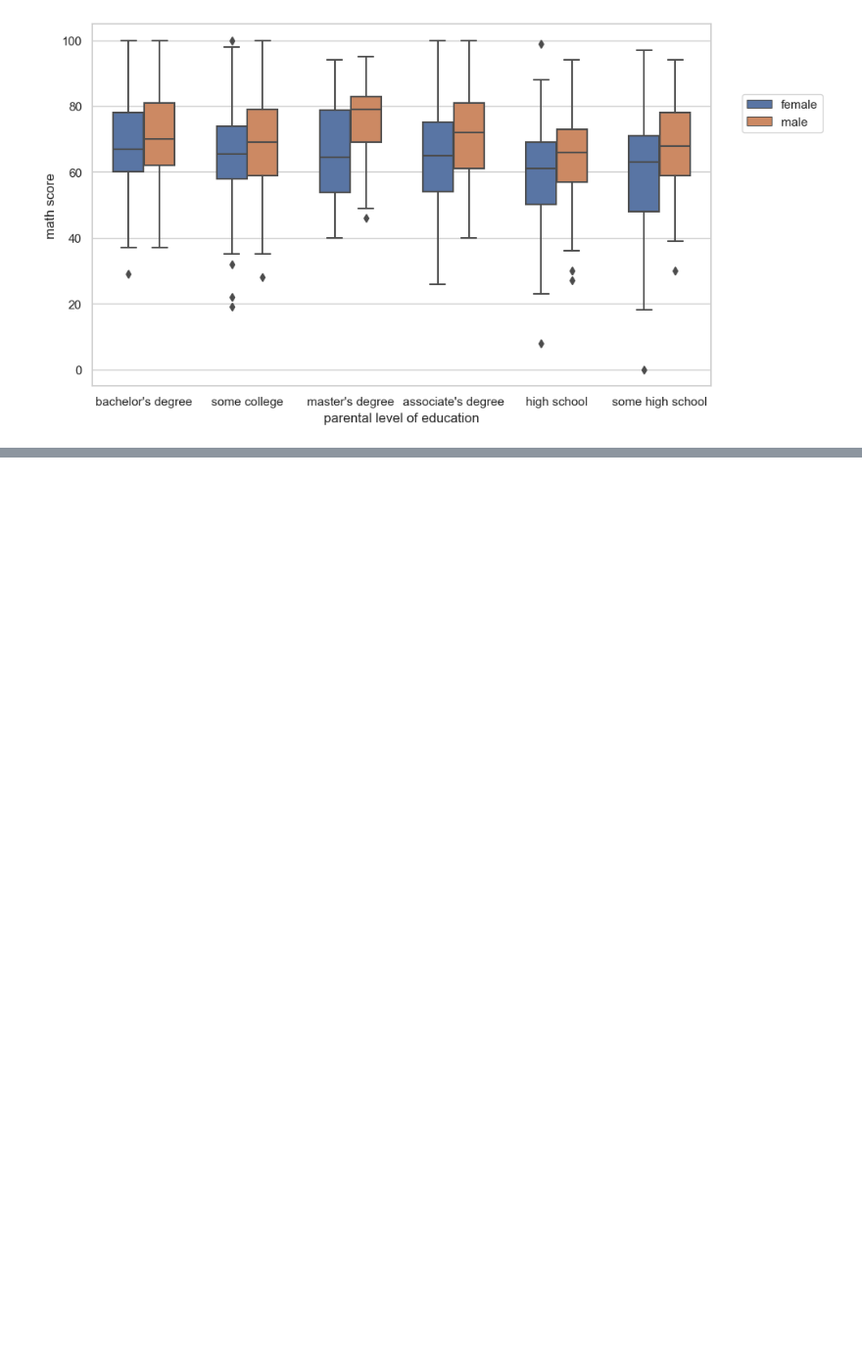
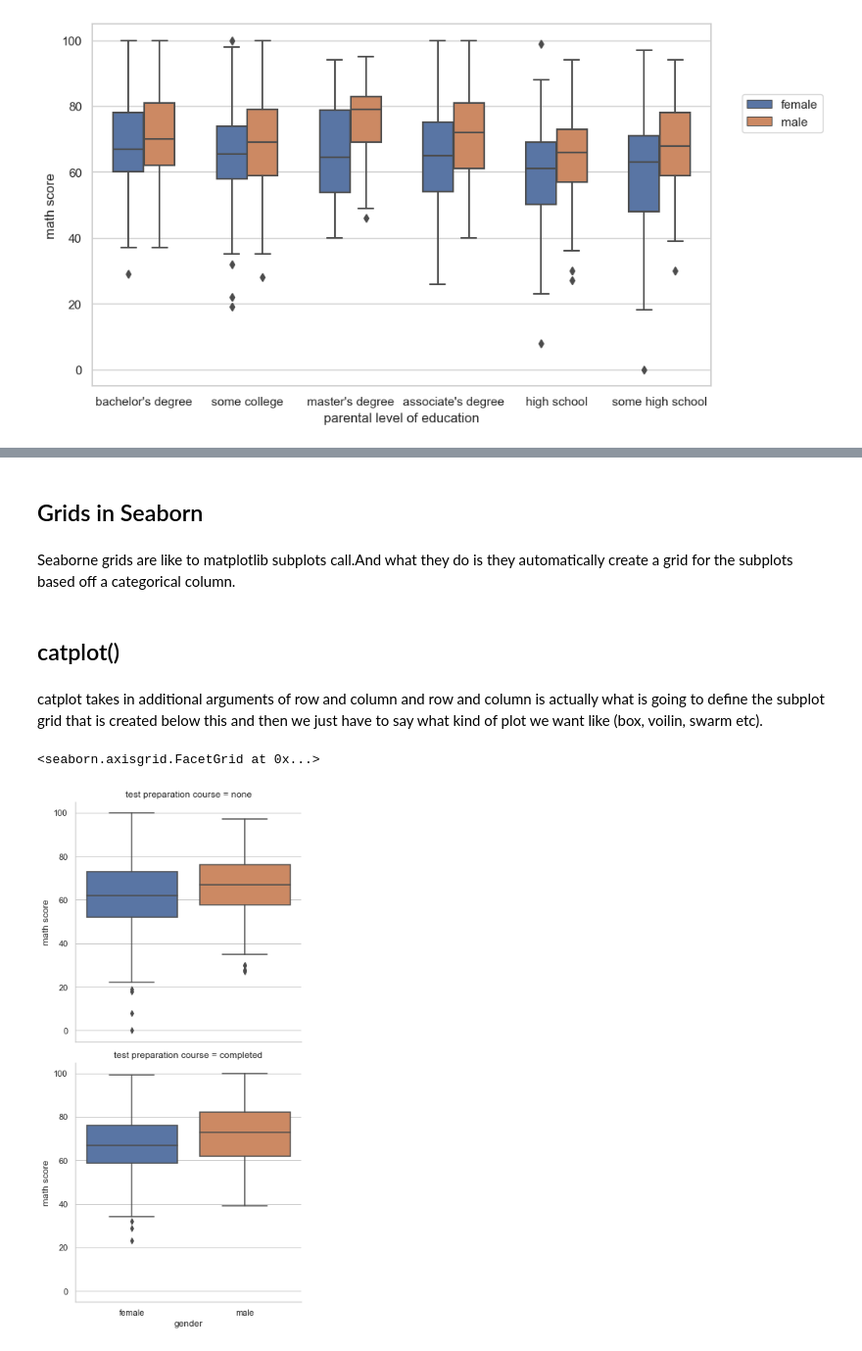
Before and after one commit to DanialAslam04/Time-Methods-pandas, a Jupyter notebook: Data Visualization/Seaborn/Data Visualization (Seaborn).ipynb, the cells around one changed output, grey strips where cells are left out. Shown at 98% size. Saved outputs shown, nothing was run; the diff lists cells and outputs as text; code cells hidden in the pictures; blank space fills up the shorter version.

Commit message:
added pair grid and catplot

```diff
--- a/Data Visualization/Seaborn/Data Visualization (Seaborn).ipynb
+++ b/Data Visualization/Seaborn/Data Visualization (Seaborn).ipynb
@@ -378,0 +386,13 @@ sns.pairplot(data=df,hue='parental level of education',diag_kind='hist',palette=
+# %% [markdown]
+## Grids in Seaborn
+# %% [markdown]
+Seaborne grids are like to matplotlib subplots call.And what they do is they automatically create a grid for the subplots based off a categorical column.
+# %% [markdown]
+## catplot()
+# %% [markdown]
+catplot takes in additional arguments of row and column and row and column is actually what is going to define the subplot grid that is created below this and then we just have to say what kind of plot we want like (box, voilin, swarm etc).
+# %%
+sns.catplot(data=df,x='gender',y='math score',kind='box', row= 'test preparation course' )
+# %% [output]
+<seaborn.axisgrid.FacetGrid at 0x...>
+[figure, added]
```
Also changed, not shown: parts of 35 cells of this notebook.
